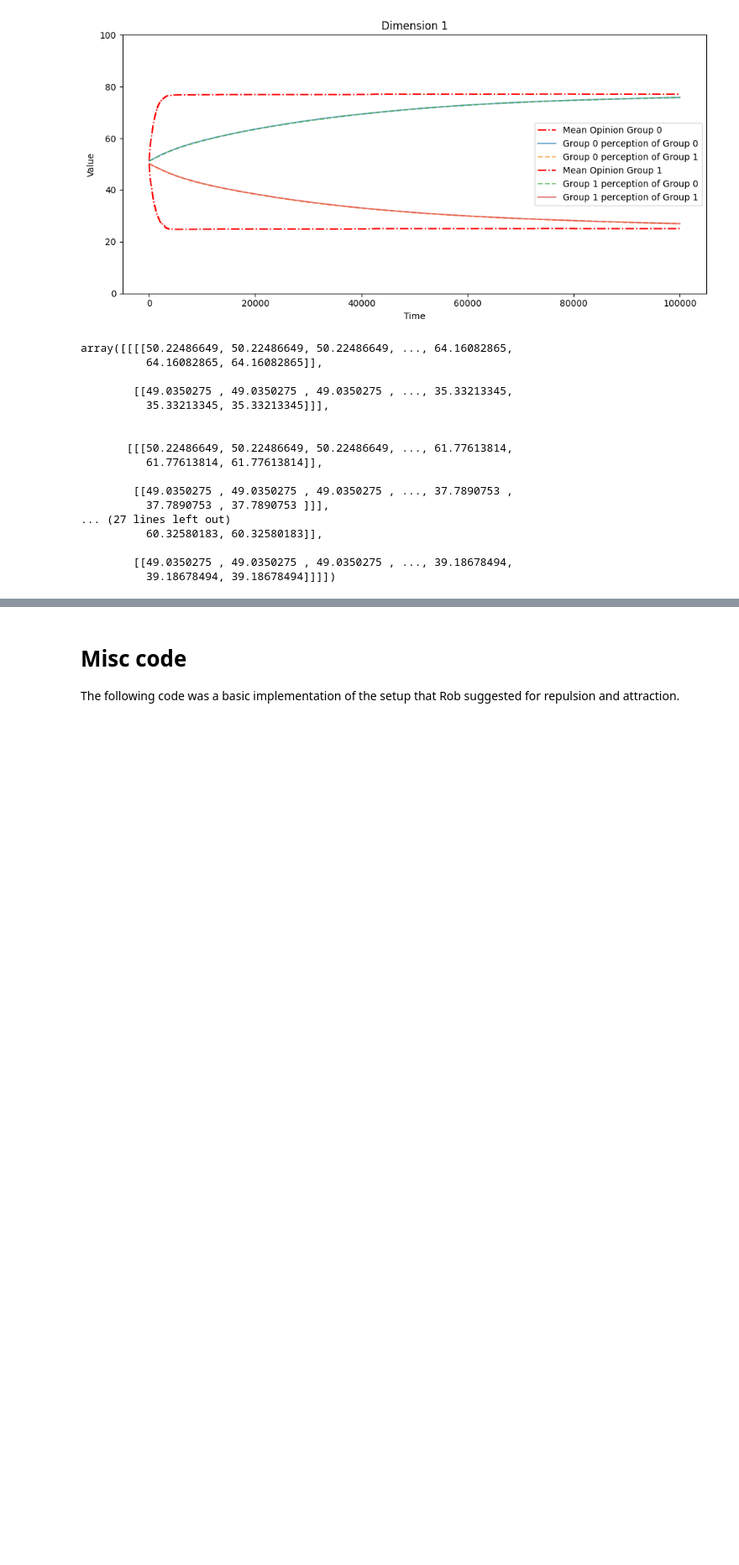
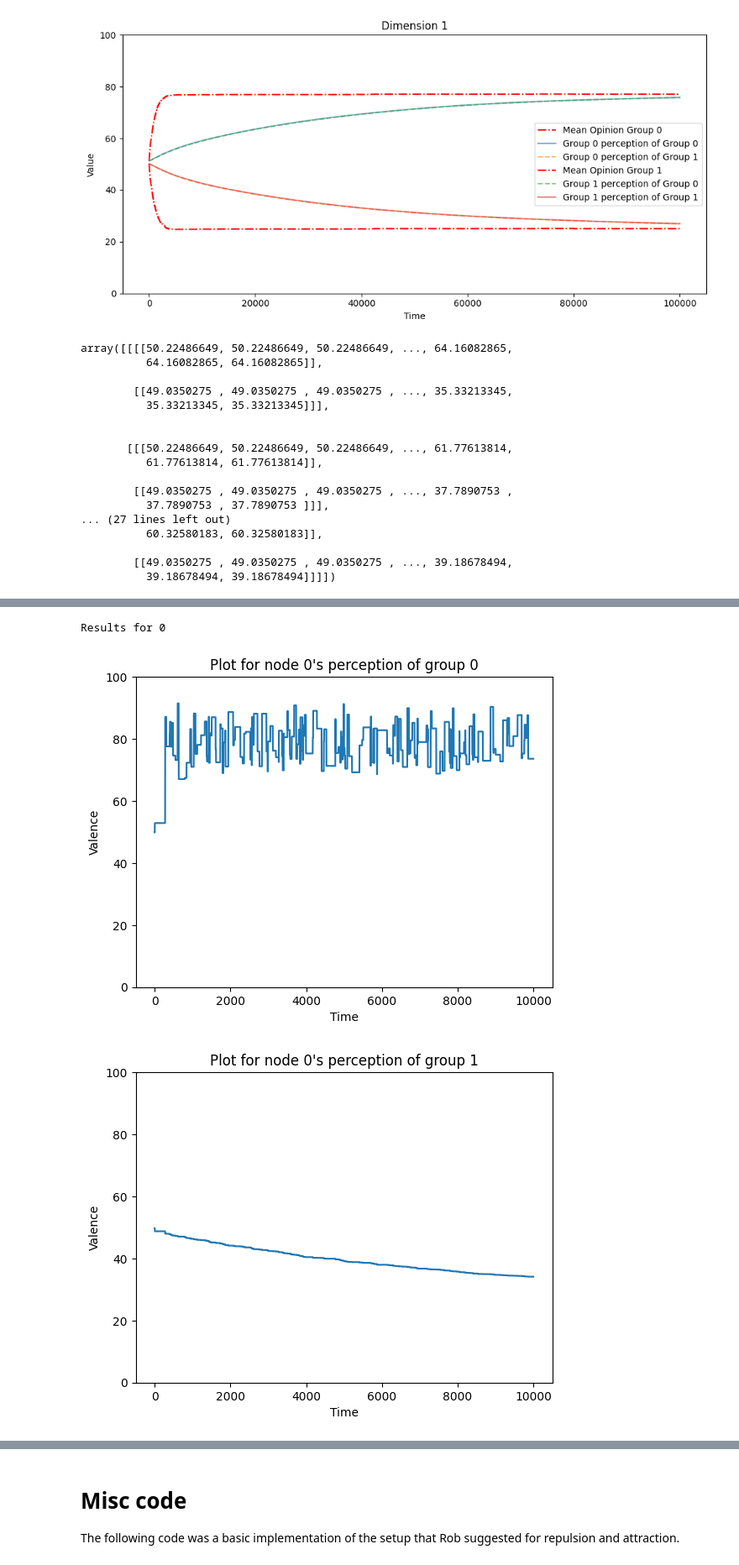
Before and after one commit to vincentmwong/groupshift-model, a Jupyter notebook: Groupshift_Model_Fast.ipynb, the cells around one changed output, grey strips where cells are left out. Shown at 84% size. Drawn from its saved outputs; the diff is of its cells as text; code cells hidden in the pictures; blank space fills up the shorter version.

```diff
--- a/Groupshift_Model_Fast.ipynb
+++ b/Groupshift_Model_Fast.ipynb
@@ -1591,0 +1834,15 @@ array([[[[50.22486649, 50.22486649, 50.22486649, ..., 64.16082865,
+# %%
+dims = 0
+for node_idx in range(1):
+  print(f"Results for {node_idx}")
+  for group_perception in range(testSim.num_groups):
+    plt.plot( testSim.G[node_idx, group_perception, dims, :] )
+    plt.title(f"Plot for node {node_idx}'s perception of group {group_perception}")  # Set the title of the plot
+    plt.ylim((0,100))
+    plt.xlabel("Time")
+    plt.ylabel("Valence")
+    plt.show()
+# %% [output]
+Results for 0
+[figure, added]
+[figure, added]
```
Also changed, not shown: parts of 41 cells of this notebook.
